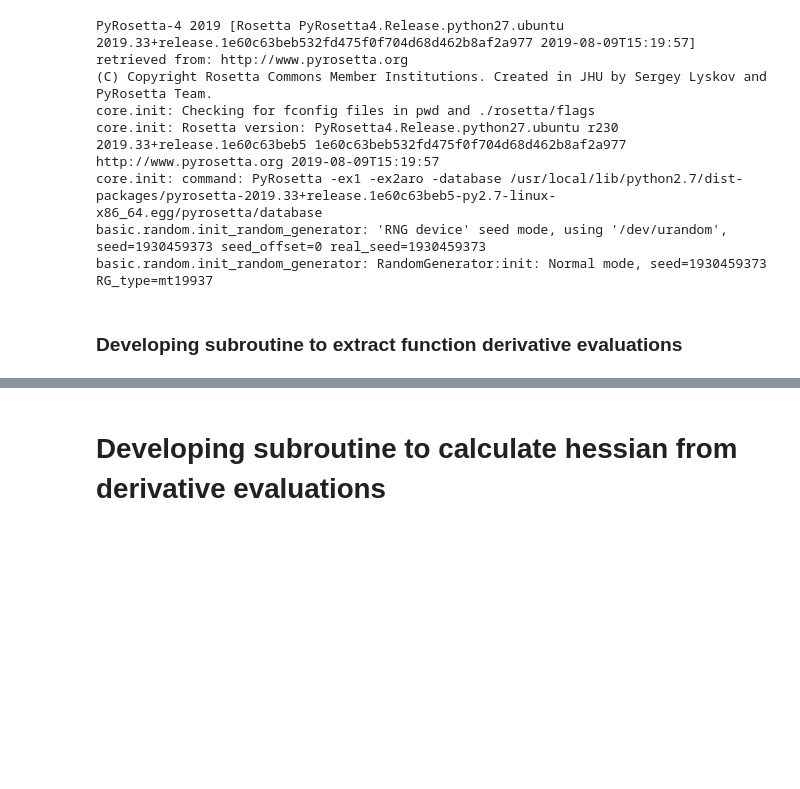
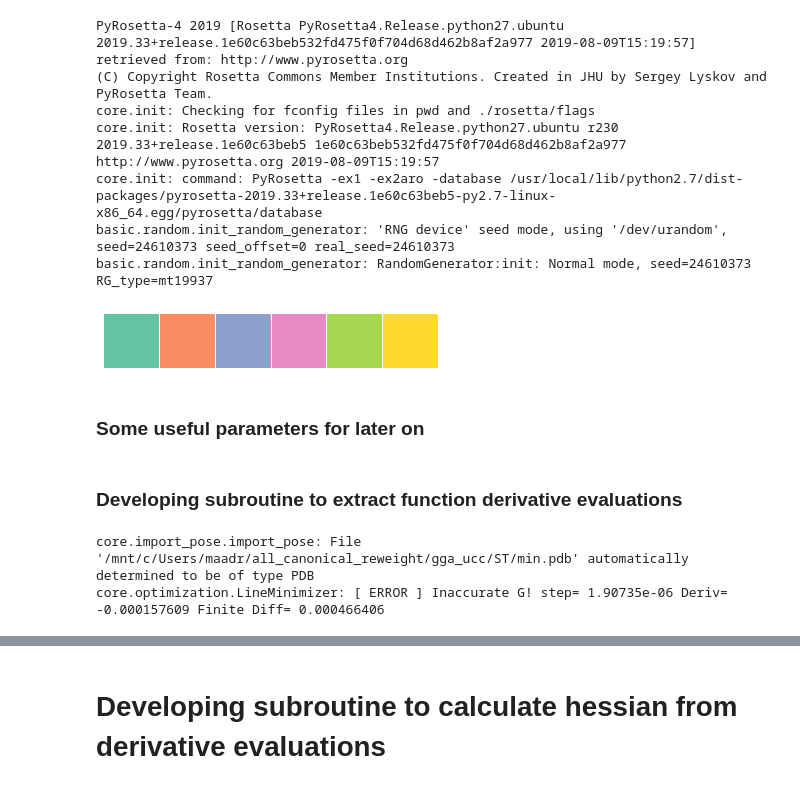
Before and after one commit to maa805/mining-minima, a Jupyter notebook: MiningMinima/scratch/new_min_and_hess_devel.ipynb, the cells around one changed output, grey strips where cells are left out. Drawn from its saved outputs; the diff is of its cells as text; code cells hidden in the pictures; blank space fills up the shorter version.

```diff
--- a/MiningMinima/scratch/new_min_and_hess_devel.ipynb
+++ b/MiningMinima/scratch/new_min_and_hess_devel.ipynb
@@ -8,12 +8,22 @@ import scipy
 import matplotlib as mpl
 import matplotlib.pyplot as plt
 import seaborn as sns
-sns.set()
 # %% [output]
 PyRosetta-4 2019 [Rosetta PyRosetta4.Release.python27.ubuntu 2019.33+release.1e60c63beb532fd475f0f704d68d462b8af2a977 2019-08-09T15:19:57] retrieved from: http://www.pyrosetta.org
 (C) Copyright Rosetta Commons Member Institutions. Created in JHU by Sergey Lyskov and PyRosetta Team.
 core.init: Checking for fconfig files in pwd and ./rosetta/flags
 core.init: Rosetta version: PyRosetta4.Release.python27.ubuntu r230 2019.33+release.1e60c63beb5 1e60c63beb532fd475f0f704d68d462b8af2a977 http://www.pyrosetta.org 2019-08-09T15:19:57
 core.init: command: PyRosetta -ex1 -ex2aro -database /usr/local/lib/python2.7/dist-packages/pyrosetta-2019.33+release.1e60c63beb5-py2.7-linux-x86_64.egg/pyrosetta/database
-basic.random.init_random_generator: 'RNG device' seed mode, using '/dev/urandom', seed=1930459373 seed_offset=0 real_seed=1930459373
-basic.random.init_random_generator: RandomGenerator:init: Normal mode, seed=1930459373 RG_type=mt19937
+basic.random.init_random_generator: 'RNG device' seed mode, using '/dev/urandom', seed=24610373 seed_offset=0 real_seed=24610373
+basic.random.init_random_generator: RandomGenerator:init: Normal mode, seed=24610373 RG_type=mt19937
+# %%
+sns.set()
+palette = 'Set2'
+sns.palplot(sns.color_palette(palette))
+sns.set_palette(sns.color_palette(palette))
+sns.set_style('whitegrid')
+sns.set_context('notebook')
+# %% [output]
+[figure, added]
+# %% [markdown]
+### Some useful parameters for later on
@@ -22,4 +37,7 @@ basic.random.init_random_generator: RandomGenerator:init: Normal mode, seed=1930
 # %%
 # use mm object to get stuff
 seq1, seq2 = 'gga', 'ucc'
-mm_sim = MiningMinima(seq1=seq1, seq2=seq2, scorefxn='stepwise/rna/turner')
+mm_sim = MiningMinima(infile='/mnt/c/Users/maadr/all_canonical_reweight/gga_ucc/ST/min.pdb', scorefxn='stepwise/rna/turner_new')
+# %% [output]
+core.import_pose.import_pose: File '/mnt/c/Users/maadr/all_canonical_reweight/gga_ucc/ST/min.pdb' automatically determined to be of type PDB
+core.optimization.LineMinimizer: [ ERROR ] Inaccurate G! step= 1.90735e-06 Deriv= -0.000157609 Finite Diff= 0.000466406
```
Also changed, not shown: parts of 58 cells of this notebook.
